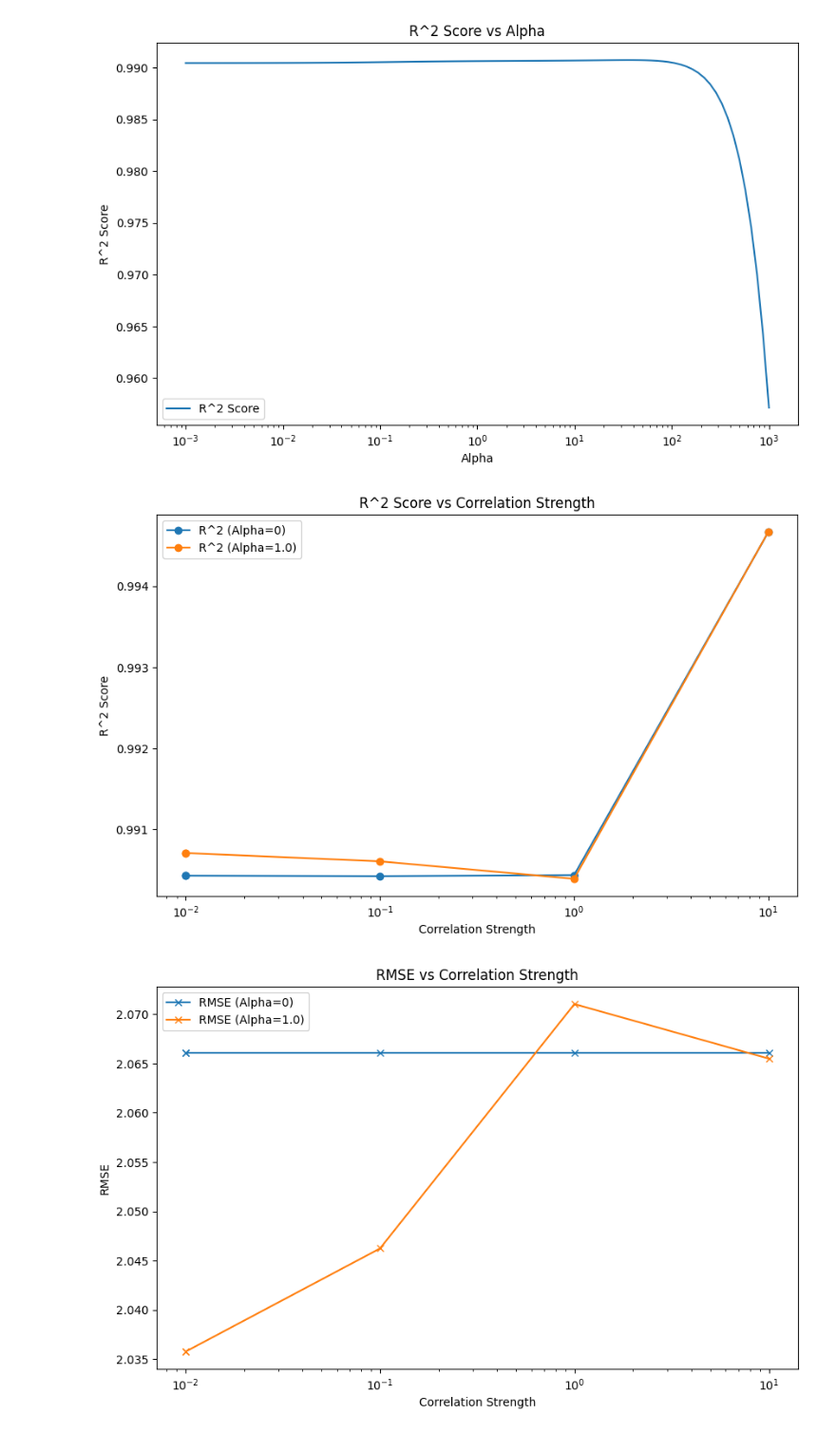
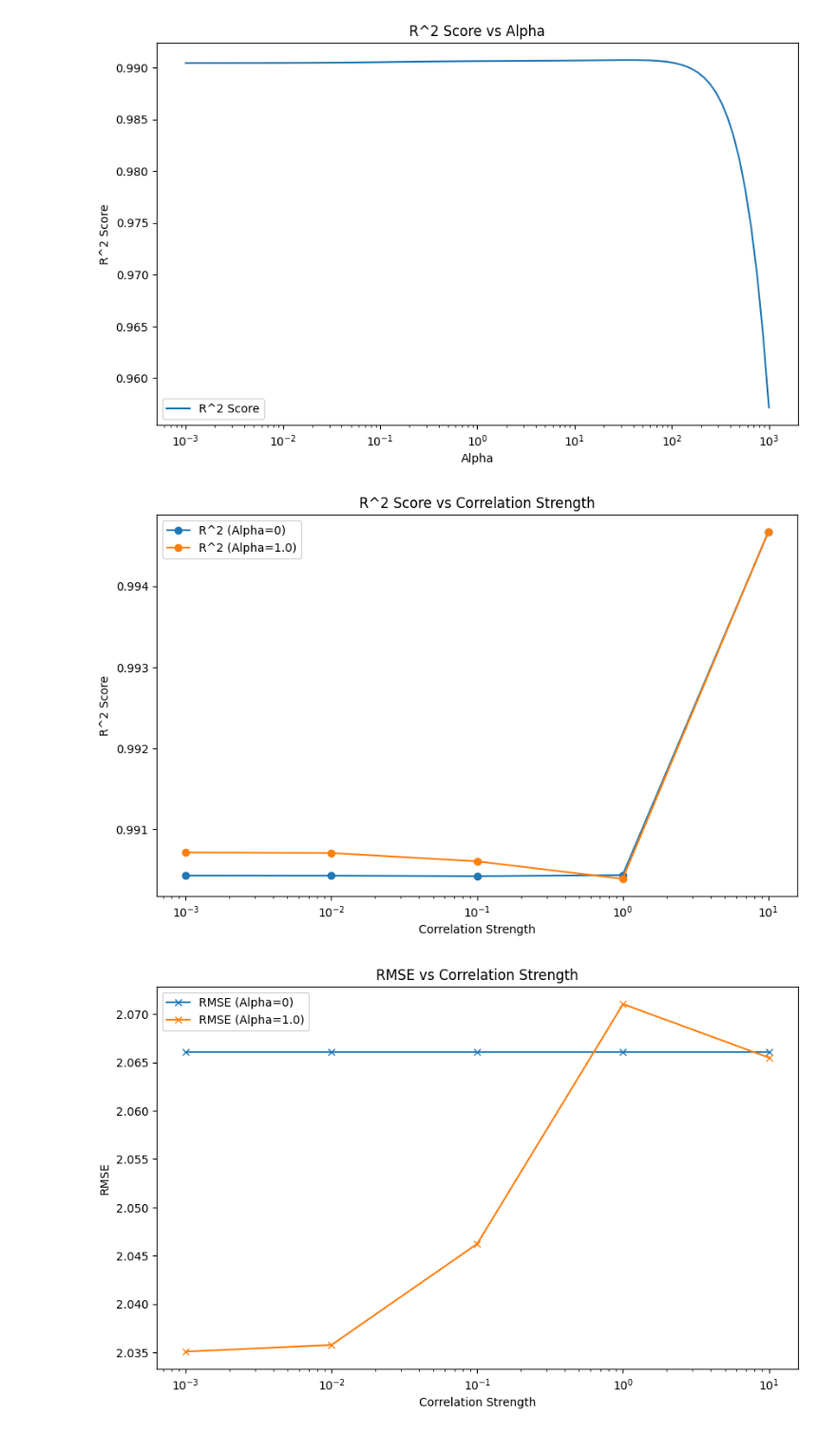
Before and after one commit to junya737/multicollinearity-test, a Jupyter notebook: main.ipynb, the cells around one changed output. Shown at 95% size. Saved outputs shown, nothing was run; the diff lists cells and outputs as text; code cells hidden in the pictures.

```diff
--- a/main.ipynb
+++ b/main.ipynb
@@ -111,7 +111,7 @@ from sklearn.model_selection import train_test_split
 import matplotlib.pyplot as plt
 
 # 多重共線性の強さを変える実験
-correlation_strengths =[0.01, 0.01, 0.1, 1, 10]
+correlation_strengths =[0.001, 0.01, 0.1, 1, 10]
 n_samples = 200  # サンプル数
 results = []
 
@@ -168,35 +168,35 @@ for alpha in [0, 1.0]:  # alpha=0が重回帰、alpha=1がリッジ回帰
     plt.plot(
         subset["Correlation Strength"],
         subset["R2"],
         label=f"R^2 (Alpha={alpha})",
         marker="o",
     )
 plt.xscale("log")
 plt.xlabel("Correlation Strength")
 plt.ylabel("R^2 Score")
 plt.title("R^2 Score vs Correlation Strength")
 plt.legend()
 plt.show()
 
 # RMSEのプロット
 plt.figure(figsize=(10, 6))
 for alpha in [0, 1.0]:  # alpha=0が重回帰、alpha=1がリッジ回帰
     subset = results_df[results_df["Alpha"] == alpha]
     plt.plot(
         subset["Correlation Strength"],
         subset["RMSE"],
         label=f"RMSE (Alpha={alpha})",
         marker="x",
     )
 plt.xscale("log")
 plt.xlabel("Correlation Strength")
 plt.ylabel("RMSE")
 plt.title("RMSE vs Correlation Strength")
 plt.legend()
 plt.show()
 # %% [output]
-[figure, old version]
+[figure, new version]
-[figure, old version]
+[figure, new version]
 # %%
 coefficients = []
 
```
Also changed, not shown: parts of 2 cells of this notebook.
